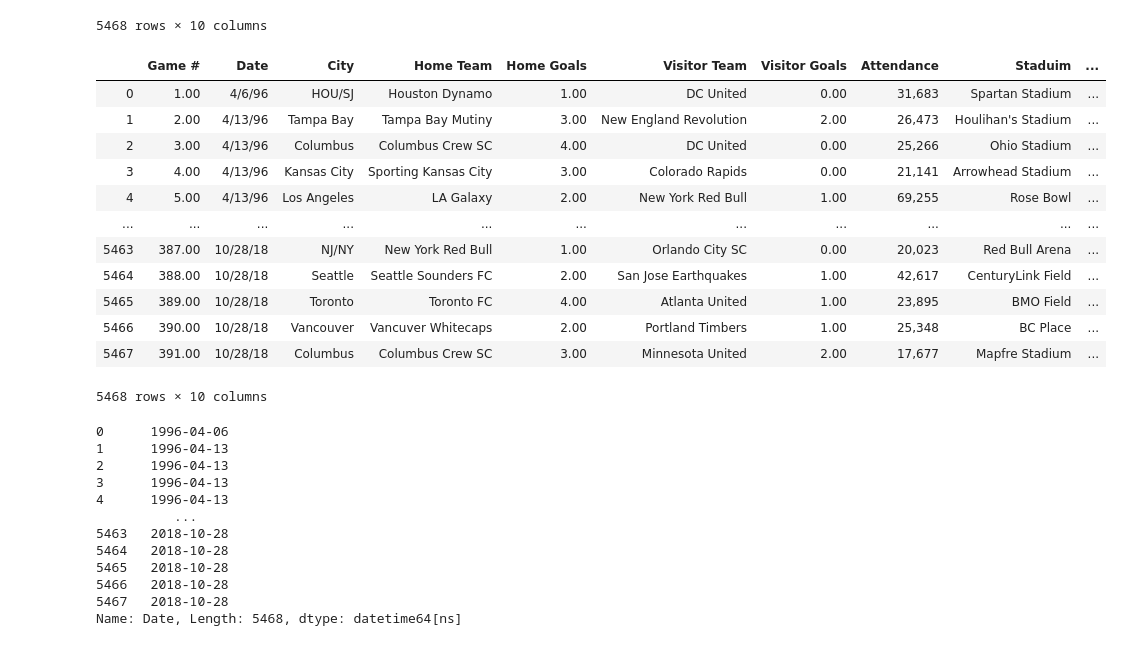
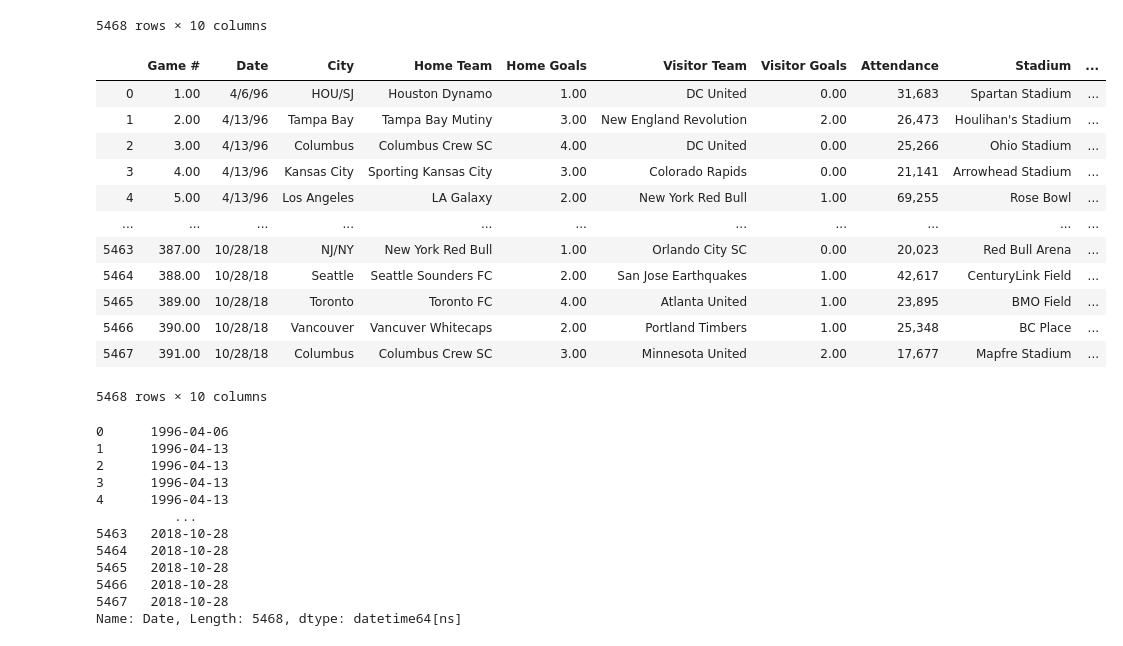
Before and after one commit to MGao535/ETLProject, a Jupyter notebook: Shawn/MLS_Games.ipynb, the cells around one changed output. Cells and saved outputs as stored; diff of their text form; code cells hidden in the pictures.

Commit message:
finished final table for db

```diff
--- a/Shawn/MLS_Games.ipynb
+++ b/Shawn/MLS_Games.ipynb
@@ -57,10 +57,10 @@ mls_game
 | 5467 | 391.00 | 10/28/18 | Columbus | Columbus Crew SC | 3.00 | Minnesota United | 2.00 | 17,677 | Mapfre Stadium | ... |
 5468 rows × 10 columns
 # %%
-mls_game.columns = ['Game #', 'Date', 'City', 'Home Team', 'Home Goals', 'Visitor Team', 'Visitor Goals', 'Attendance', 'Staduim', 'Percentage Filled']
+mls_game.columns = ['Game #', 'Date', 'City', 'Home Team', 'Home Goals', 'Visitor Team', 'Visitor Goals', 'Attendance', 'Stadium', 'Percentage Filled']
 mls_game
 # %% [output]
-|  | Game # | Date | City | Home Team | Home Goals | Visitor Team | Visitor Goals | Attendance | Staduim | ... |
+|  | Game # | Date | City | Home Team | Home Goals | Visitor Team | Visitor Goals | Attendance | Stadium | ... |
 | 0 | 1.00 | 4/6/96 | HOU/SJ | Houston Dynamo | 1.00 | DC United | 0.00 | 31,683 | Spartan Stadium | ... |
 | 1 | 2.00 | 4/13/96 | Tampa Bay | Tampa Bay Mutiny | 3.00 | New England Revolution | 2.00 | 26,473 | Houlihan's Stadium | ... |
 | 2 | 3.00 | 4/13/96 | Columbus | Columbus Crew SC | 4.00 | DC United | 0.00 | 25,266 | Ohio Stadium | ... |
```
Also changed, not shown: parts of 12 cells of this notebook, 3 other files.
